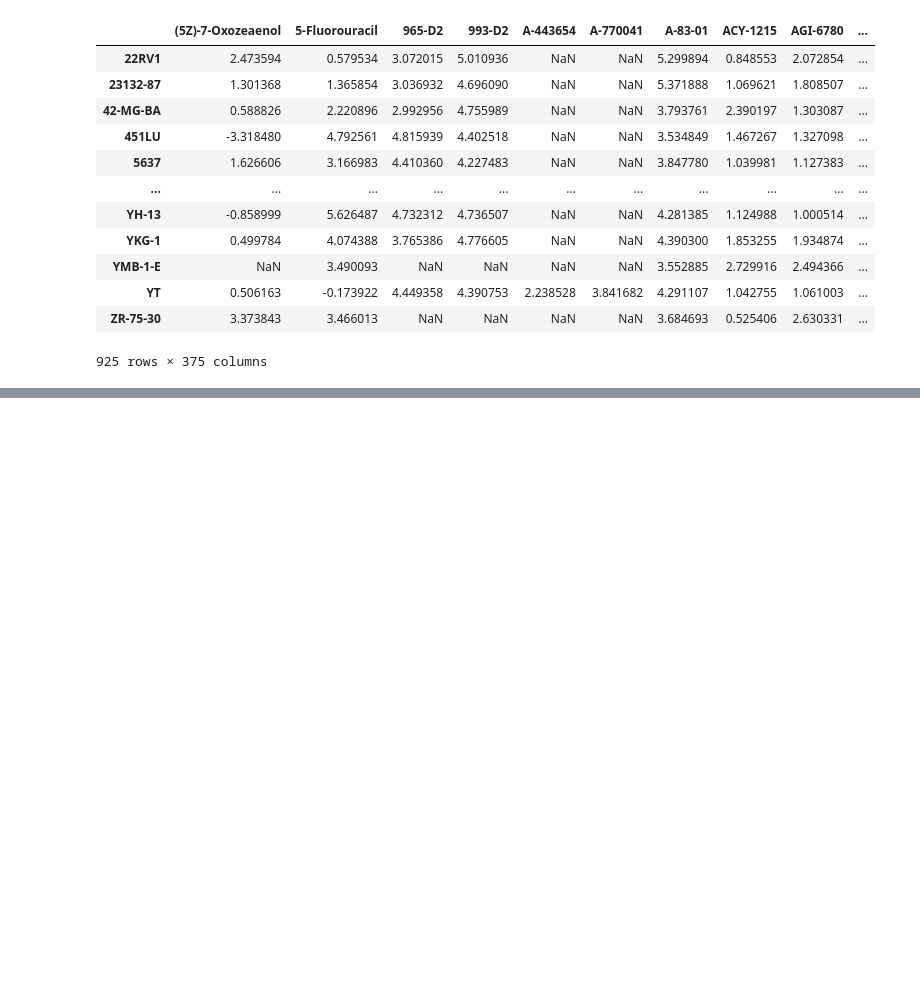
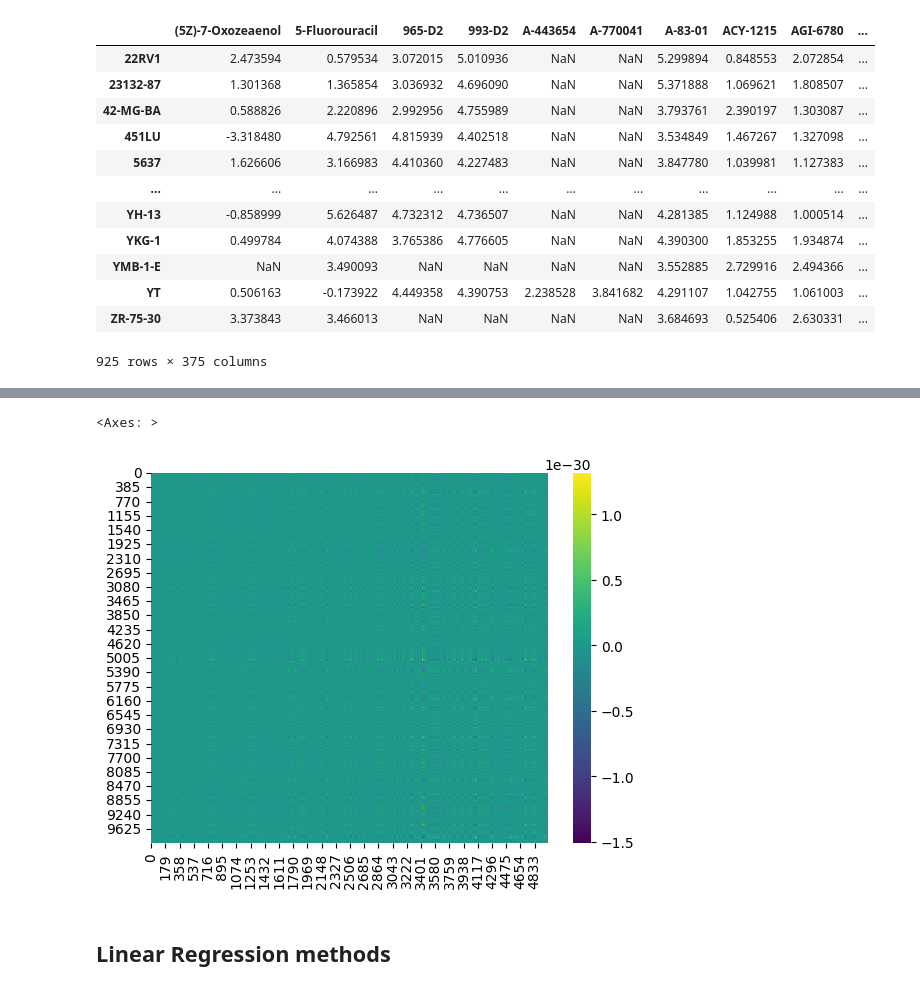
Before and after one commit to jinks145/exploratory_bioai_models, a Jupyter notebook: model_selections-v2.ipynb, the cells around one changed output, grey strips where cells are left out. Saved outputs shown, nothing was run; the diff lists cells and outputs as text; code cells hidden in the pictures; blank space fills up the shorter version.

```diff
--- a/model_selections-v2.ipynb
+++ b/model_selections-v2.ipynb
@@ -396,0 +284,7 @@ df.dropna()
+# %%
+sns.heatmap(np.outer(X_meth_mean, X_expr_mean), cmap='viridis',)
+# %% [output]
+<Axes: >
+[figure, added]
+# %% [markdown]
+## Linear Regression methods
```
Also changed, not shown: parts of 111 cells of this notebook, 1 other file.
